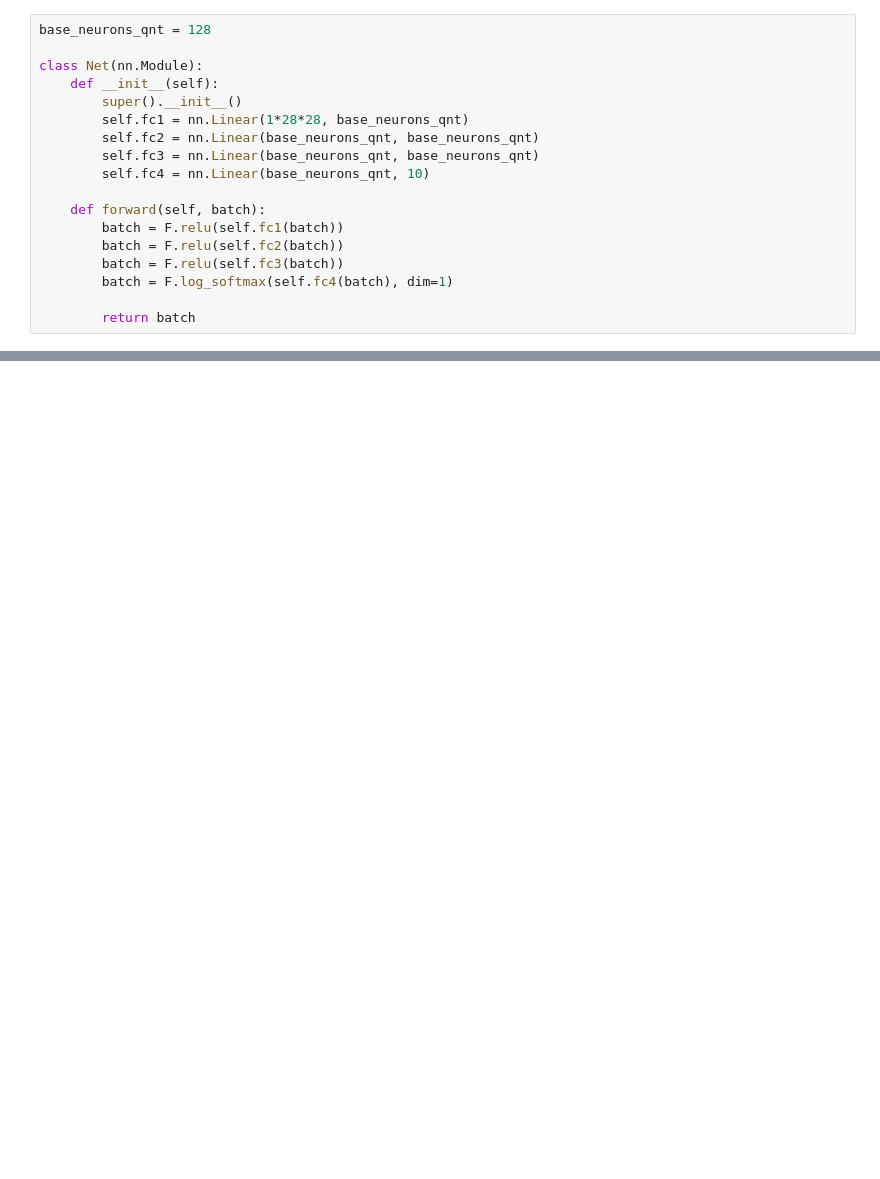
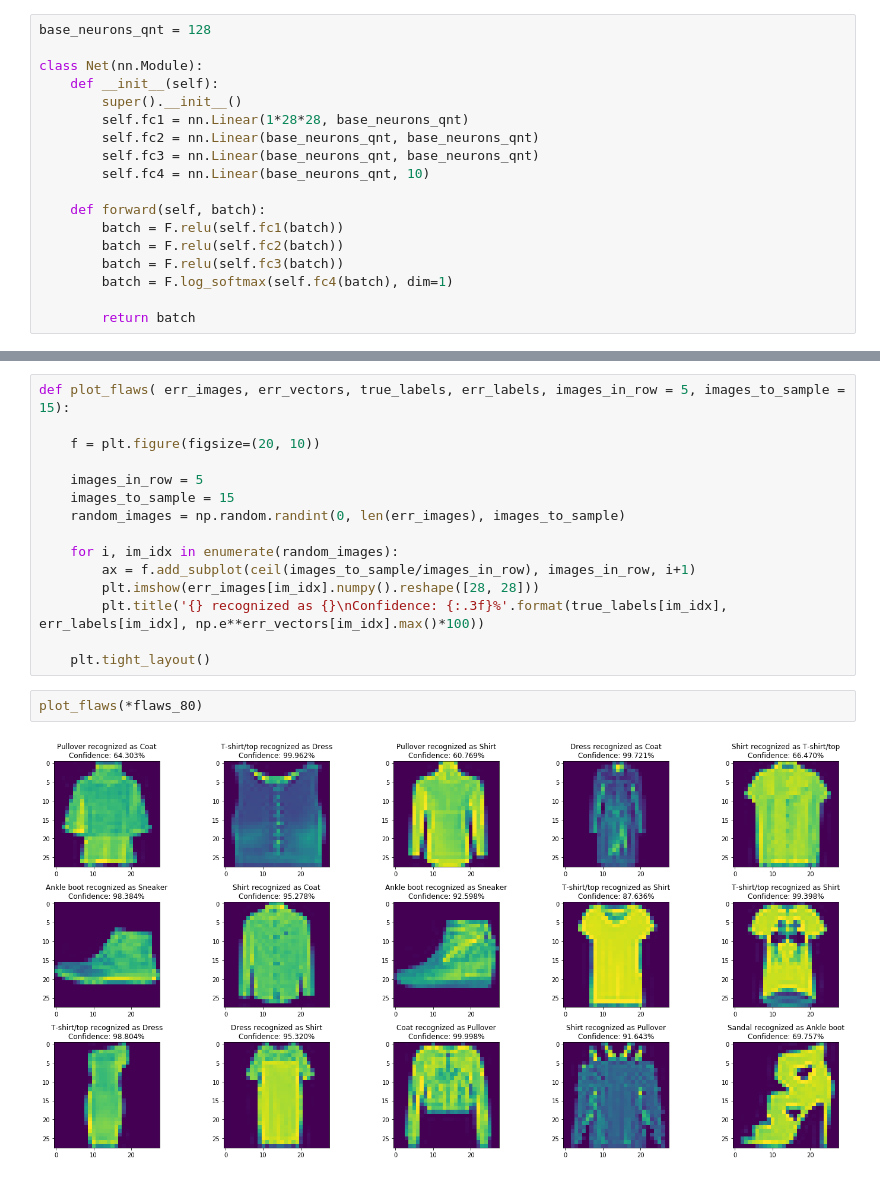
Before and after one commit to atercygnus/Otus-DeepLearningEngeneer, a Jupyter notebook: lesson3/overfitIt.ipynb, the cells around one changed output, grey strips where cells are left out. Drawn from its saved outputs; the diff is of its cells as text; blank space fills up the shorter version.

```diff
--- a/lesson3/overfitIt.ipynb
+++ b/lesson3/overfitIt.ipynb
@@ -151,0 +207,19 @@ plt.legend()
+# %%
+def plot_flaws( err_images, err_vectors, true_labels, err_labels, images_in_row = 5, images_to_sample = 15):
+
+    f = plt.figure(figsize=(20, 10))
+
+    images_in_row = 5
+    images_to_sample = 15
+    random_images = np.random.randint(0, len(err_images), images_to_sample)
+
+    for i, im_idx in enumerate(random_images):
+        ax = f.add_subplot(ceil(images_to_sample/images_in_row), images_in_row, i+1)
+        plt.imshow(err_images[im_idx].numpy().reshape([28, 28]))
+        plt.title('{} recognized as {}\nConfidence: {:.3f}%'.format(true_labels[im_idx], err_labels[im_idx], np.e**err_vectors[im_idx].max()*100))
+
+    plt.tight_layout()
+# %%
+plot_flaws(*flaws_80)
+# %% [output]
+[figure, added]
```
Also changed, not shown: parts of 14 cells of this notebook.
